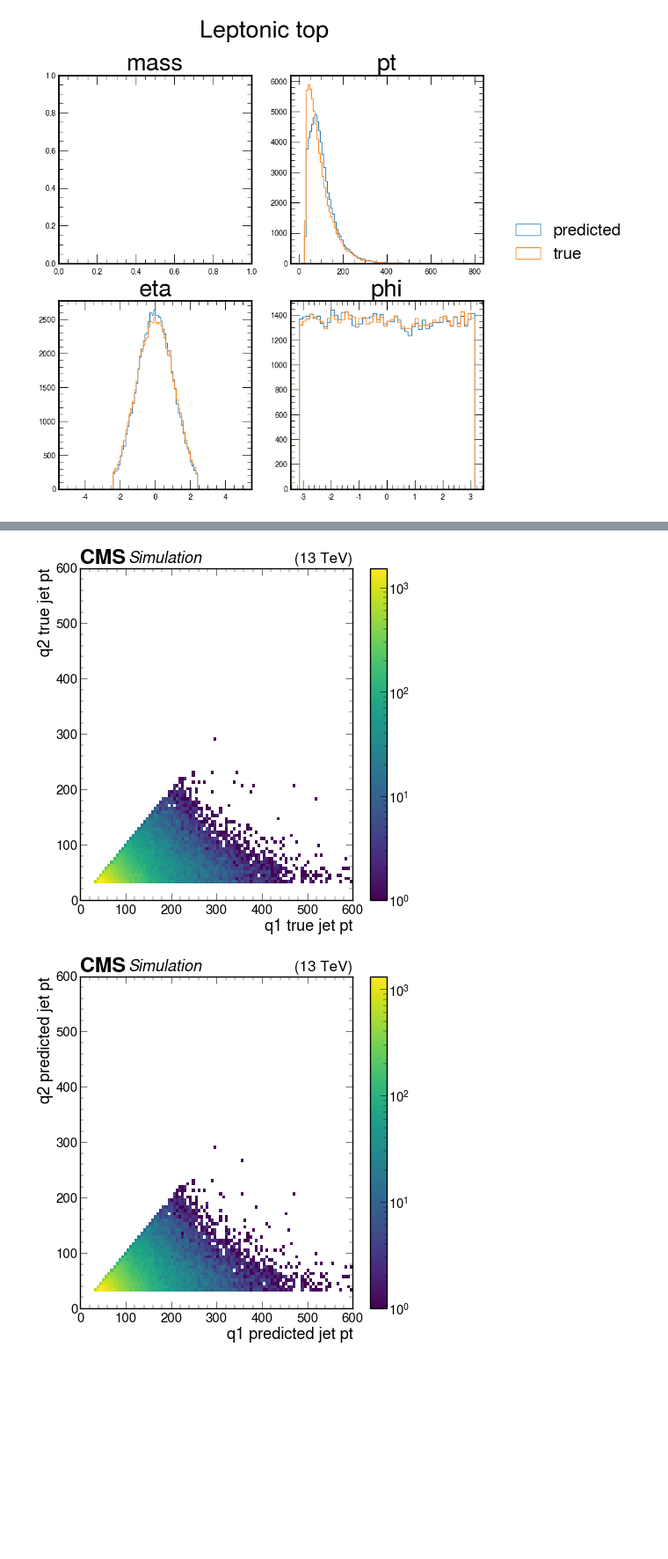
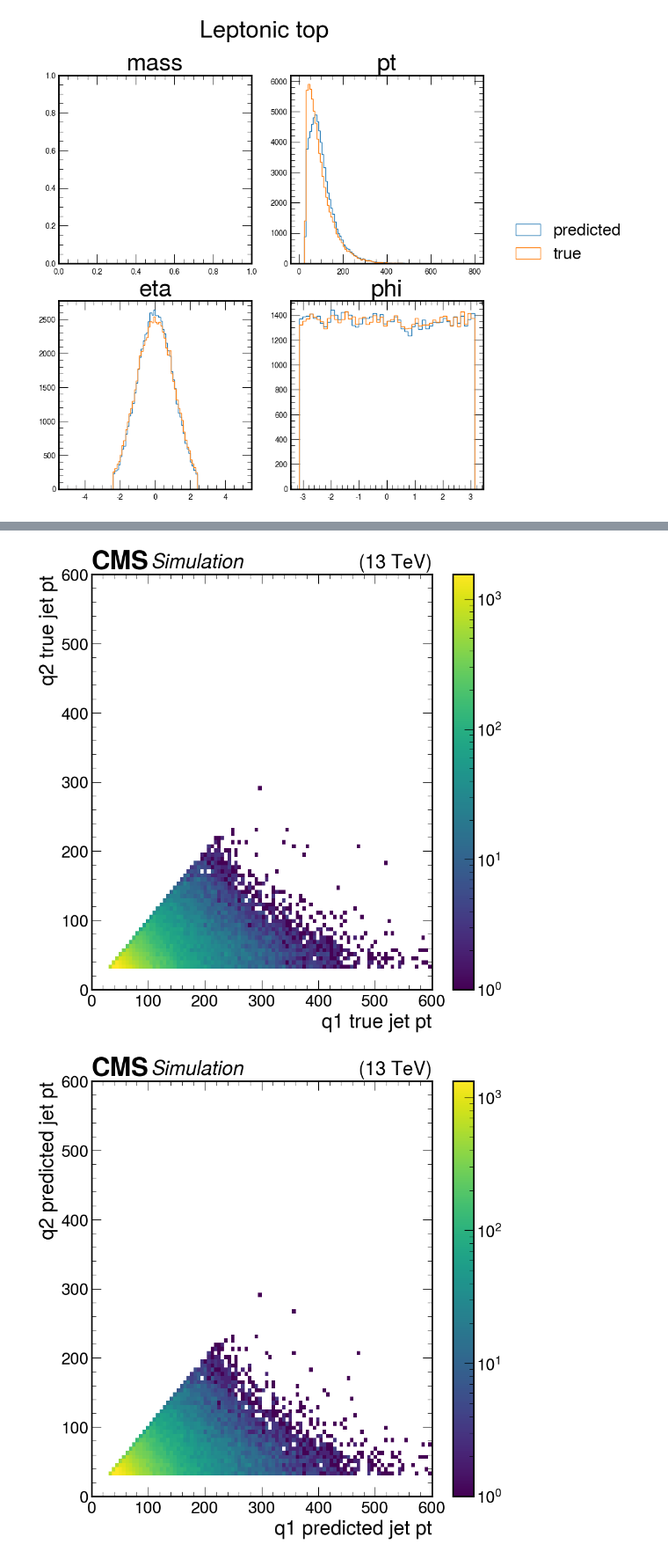
Before and after one commit to yuliia-maidannyk/tth_labbook, a Jupyter notebook: docs/plots_v5_matched.ipynb, the cells around one changed output, grey strips where cells are left out. Shown at 88% size. Cells and saved outputs as stored; diff of their text form; code cells hidden in the pictures; blank space fills up the shorter version.

```diff
--- a/docs/plots_v5_matched.ipynb
+++ b/docs/plots_v5_matched.ipynb
@@ -328,6 +290,4 @@ plt.show()
 # %%
-mpl.rcParams['figure.dpi'] = 50
-
 plt.hist(leptop_jet_true[:,0].btag, bins=100, histtype="step", label="true")
 plt.hist(leptop_jet_pred[:,0].btag, bins=100, histtype="step", label="predicted")
 plt.xlabel("btag score")
@@ -385,6 +343,4 @@ plt.show()
 # %%
-mpl.rcParams['figure.dpi'] = 50
-
 first_pt = higgs_jet_true[0:,0].pt
 second_pt = higgs_jet_true[0:,1].pt
 plt.hist2d(first_pt, second_pt, bins=100, range=([[0, 600], [0, 600]]),
@@ -410,26 +366,24 @@ plt.show()
 # %%
-mpl.rcParams['figure.dpi'] = 50
-
 first_pt = hadtop_jet_true[:,0].pt
 second_pt = hadtop_jet_true[:,1].pt
 plt.hist2d(first_pt, second_pt, bins=100, range=([[0, 600], [0, 600]]),
           norm=LogNorm())
 plt.xlabel("q1 true jet pt")
 plt.ylabel("q2 true jet pt")
 plt.colorbar()
 hep.cms.label()
 plt.show()
 
 first_pt = hadtop_jet_pred[:,0].pt
 second_pt = hadtop_jet_pred[:,1].pt
 plt.hist2d(first_pt, second_pt, bins=100, range=([[0, 600], [0, 600]]),
           norm=LogNorm())
 plt.xlabel("q1 predicted jet pt")
 plt.ylabel("q2 predicted jet pt")
 plt.colorbar()
 hep.cms.label()
 plt.show()
 # %% [output]
-[figure, old version]
+[figure, new version]
-[figure, old version]
+[figure, new version]
 # %%
```
Also changed, not shown: parts of 23 cells of this notebook, 3 other files.
